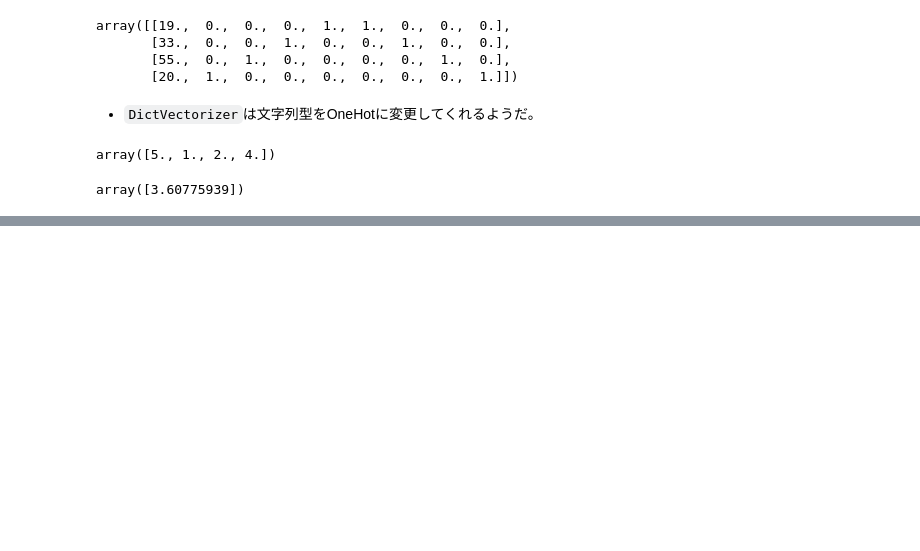
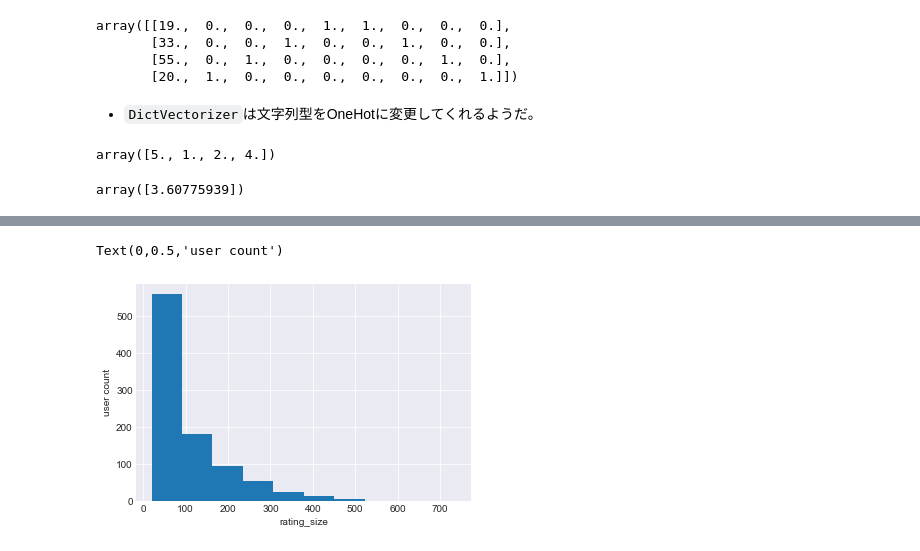
Before and after one commit to takitsuba/play_ml, a Jupyter notebook: recommendation/movie_recommendation.ipynb, the cells around one changed output, grey strips where cells are left out. Drawn from its saved outputs; the diff is of its cells as text; code cells hidden in the pictures; blank space fills up the shorter version.

```diff
--- a/recommendation/movie_recommendation.ipynb
+++ b/recommendation/movie_recommendation.ipynb
@@ -56,0 +74,5 @@ array([3.60775939])
+# %%
+# レーティング情報
+r_cols = ['user_id', 'movie_id', 'rating', 'unix_timestamp']
+ratings = pd.read_csv("ml-100k/u.data", sep="\t", names=r_cols)
+ratings["date"] = pd.to_datetime(ratings["unix_timestamp"], unit="s")
@@ -56,0 +88,4 @@ array([3.60775939])
+# %%
+# 映画情報
+m_cols = ['movie_id', 'title', 'release_date', 'video_release_date', 'imdb_url']
+movies = pd.read_csv("ml-100k/u.item", sep="|", names=m_cols, usecols=range(5), encoding="latin1")
@@ -56,0 +101,5 @@ array([3.60775939])
+# %%
+# 3つをマージ
+movie_rating = pd.merge(movies, ratings)
+lens = pd.merge(movie_rating, users)
+lens.head()
@@ -56,0 +171,5 @@ array([3.60775939])
+# %%
+from matplotlib import pyplot as plt
+import seaborn as sns
+%matplotlib inline
+sns.set_style("darkgrid")
@@ -56,0 +186,7 @@ array([3.60775939])
+# %%
+lens.groupby(by="user_id")["movie_id"].count().sort_values(ascending=False).hist()
+plt.xlabel("rating size")
+plt.ylabel("user count")
+# %% [output]
+Text(0,0.5,'user count')
+[figure, added]
```
Also changed, not shown: parts of 23 cells of this notebook, 1 other file.
